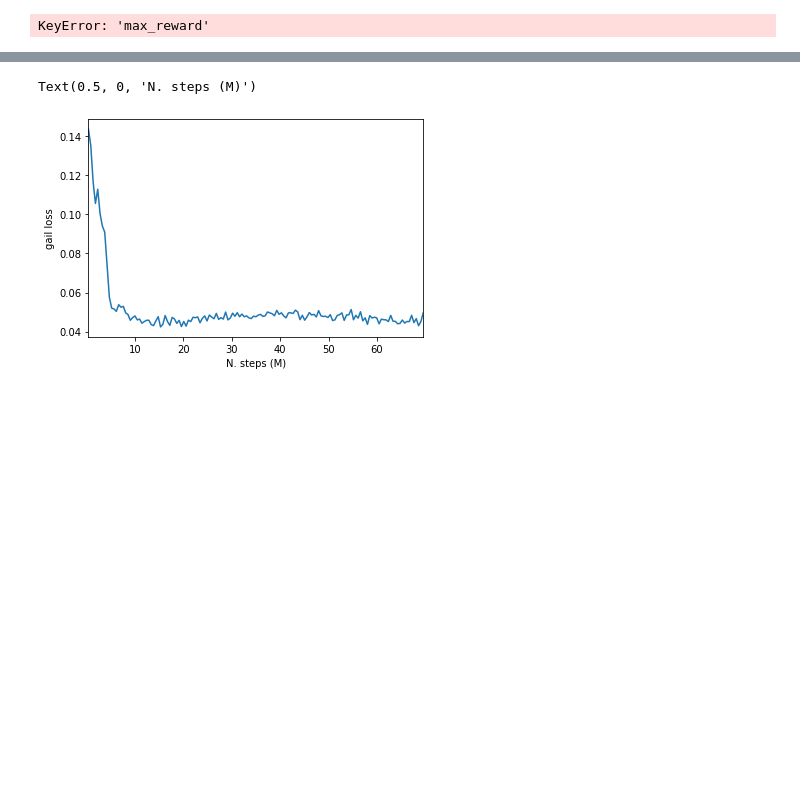
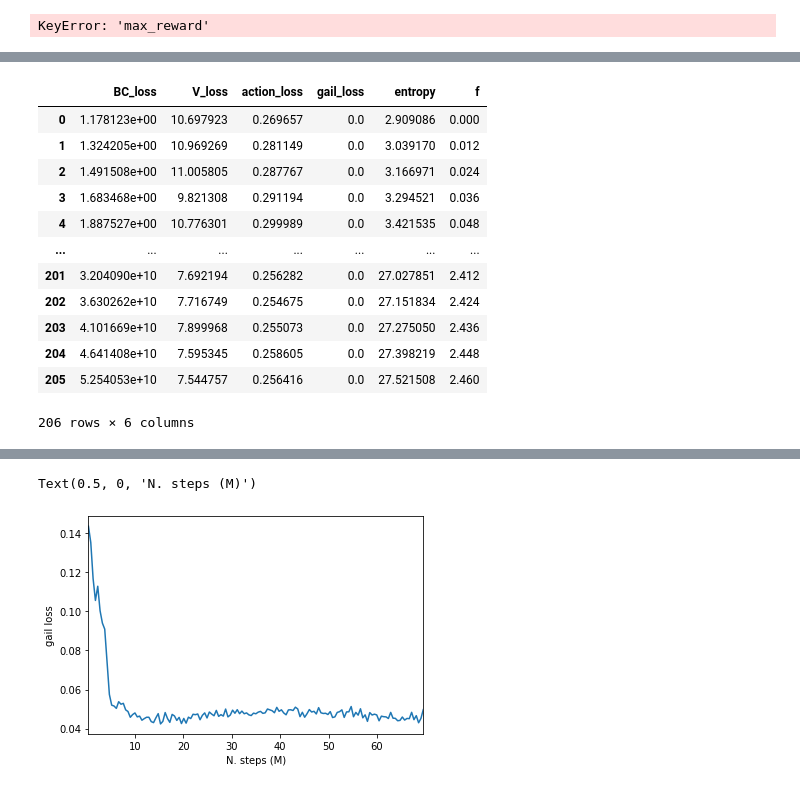
Before and after one commit to compsciencelab/ppo_D, a Jupyter notebook: animal/gail_monitor.ipynb, the cells around one changed output, grey strips where cells are left out. Saved outputs shown, nothing was run; the diff lists cells and outputs as text; code cells hidden in the pictures; blank space fills up the shorter version.

```diff
--- a/animal/gail_monitor.ipynb
+++ b/animal/gail_monitor.ipynb
@@ -89,3 +89,19 @@ Text(0.5, 0, 'N. steps (M)')
+# %%
+data
+# %% [output]
+|  | BC_loss | V_loss | action_loss | gail_loss | entropy | f |
+| 0 | 1.178123e+00 | 10.697923 | 0.269657 | 0.0 | 2.909086 | 0.000 |
+| 1 | 1.324205e+00 | 10.969269 | 0.281149 | 0.0 | 3.039170 | 0.012 |
+| 2 | 1.491508e+00 | 11.005805 | 0.287767 | 0.0 | 3.166971 | 0.024 |
+| 3 | 1.683468e+00 | 9.821308 | 0.291194 | 0.0 | 3.294521 | 0.036 |
+| 4 | 1.887527e+00 | 10.776301 | 0.299989 | 0.0 | 3.421535 | 0.048 |
+| ... | ... | ... | ... | ... | ... | ... |
+| 201 | 3.204090e+10 | 7.692194 | 0.256282 | 0.0 | 27.027851 | 2.412 |
+| 202 | 3.630262e+10 | 7.716749 | 0.254675 | 0.0 | 27.151834 | 2.424 |
+| 203 | 4.101669e+10 | 7.899968 | 0.255073 | 0.0 | 27.275050 | 2.436 |
+| 204 | 4.641408e+10 | 7.595345 | 0.258605 | 0.0 | 27.398219 | 2.448 |
+| 205 | 5.254053e+10 | 7.544757 | 0.256416 | 0.0 | 27.521508 | 2.460 |
+206 rows × 6 columns
 # %%
 data[['f', 'V_loss']].rolling(roll).mean().plot('f', 'V_loss',legend=False)
 plt.ylabel("value loss")
```
Also changed, not shown: parts of 3 cells of this notebook, 3 other files.
